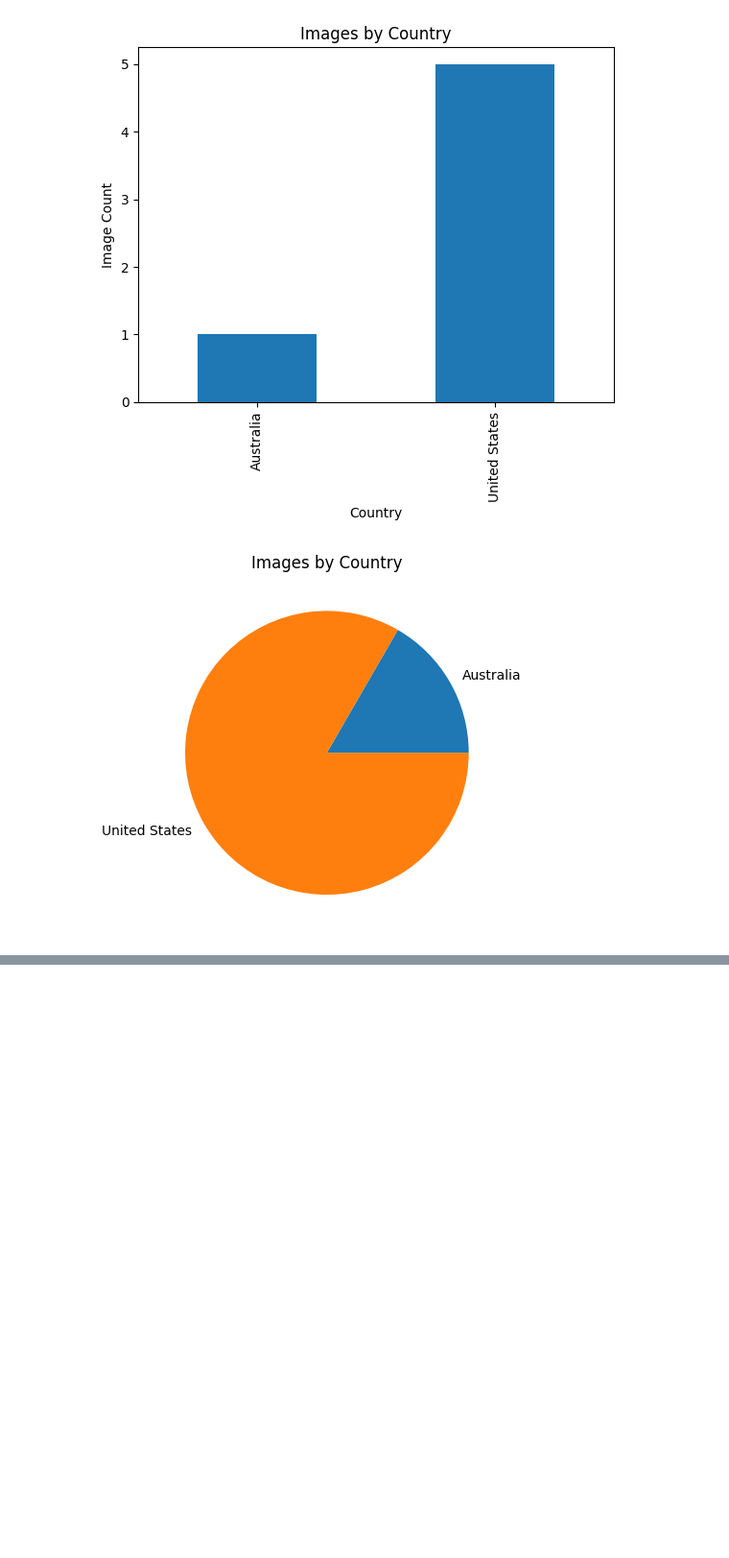
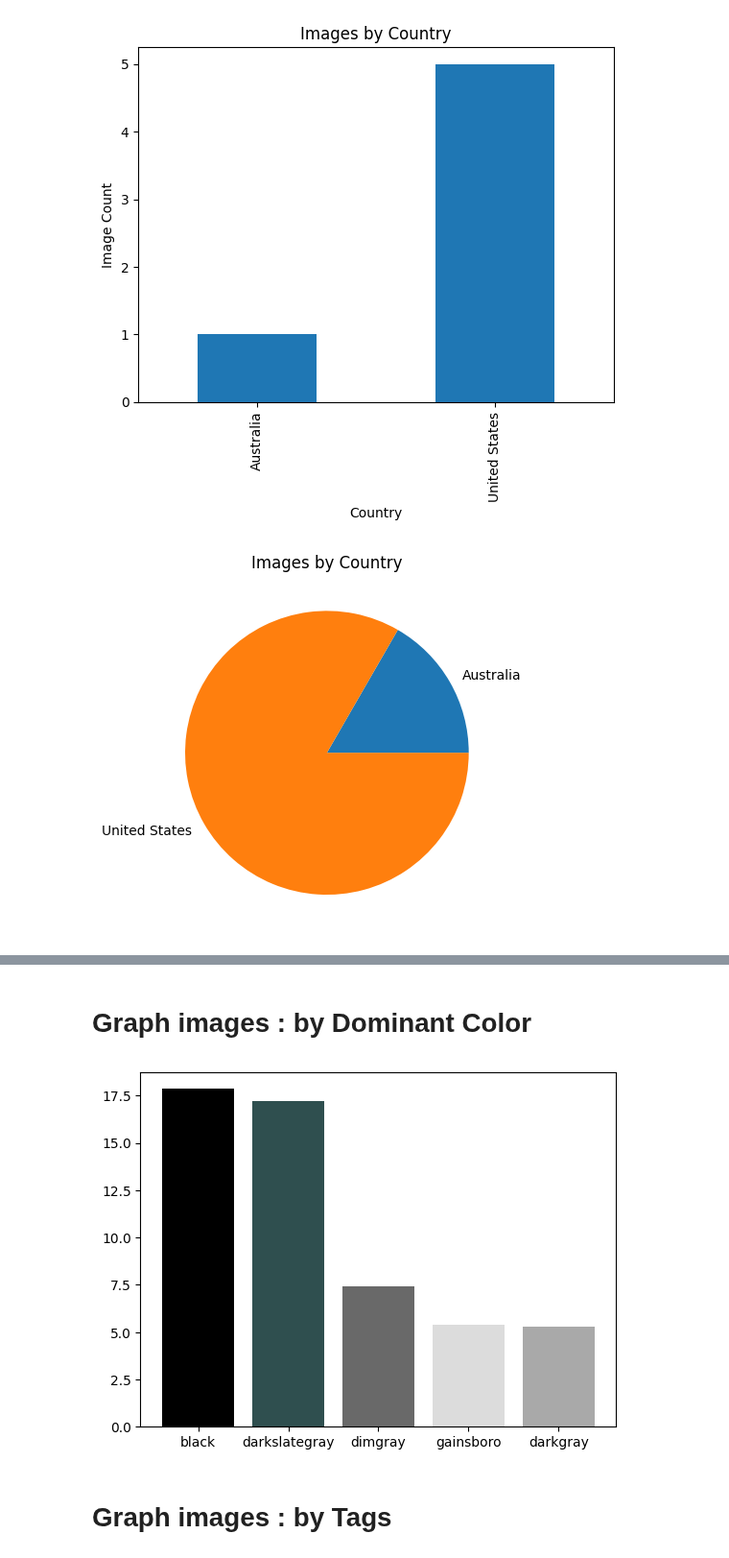
Before and after one commit to TeissierYannis/CPE-bigdata-TDM-project, a Jupyter notebook: data_viz/stats.ipynb, the cells around one changed output, grey strips where cells are left out. Shown at 96% size. Saved outputs shown, nothing was run; the diff lists cells and outputs as text; code cells hidden in the pictures; blank space fills up the shorter version.

Commit message:
add images graph by dominant color

```diff
--- a/data_viz/stats.ipynb
+++ b/data_viz/stats.ipynb
@@ -381,0 +396,67 @@ for idx, meta in enumerate(dict_metadata['GPSInfo']):
+# %% [markdown]
+# Graph images : by Dominant Color
+# %%
+GRAPH_COLUMNS = 5
+
+def closest_colour(requested_colour):
+    min_colours = {}
+    for key, name in webcolors.CSS3_HEX_TO_NAMES.items():
+        r_c, g_c, b_c = webcolors.hex_to_rgb(key)
+        rd = (r_c - requested_colour[0]) ** 2
+        gd = (g_c - requested_colour[1]) ** 2
+        bd = (b_c - requested_colour[2]) ** 2
+        min_colours[(rd + gd + bd)] = name
+    return min_colours[min(min_colours.keys())]
+
+def get_colour_name(requested_colour):
+    try:
+        closest_name = actual_name = webcolors.rgb_to_name(requested_colour)
+    except ValueError:
+        closest_name = closest_colour(requested_colour)
+        actual_name = None
+    return actual_name, closest_name
+
+dict_dom_color = {}
+for idx, dom_color in enumerate(dict_metadata['dominant_color']):
+    if dom_color is not None:
+        list_dom_color = eval(dom_color)
+        dict_dom_color.update({dict_metadata['file'][idx] : list_dom_color})
+
+color_counts = Counter()
+for image_colors in dict_dom_color.values():
+    for color, percentage in image_colors:
+        color_counts[color] += percentage
+
+# Map hexadecimal codes to color names
+color_names = {}
+for code in color_counts.keys():
+    try:
+        rgb = webcolors.hex_to_rgb(code)
+        actual, closest = get_colour_name(rgb)
+        color_names[code] = closest
+    except ValueError:
+        pass
+
+dict_res = {}
+for key, val in color_names.items():
+    if val in dict_res:
+        dict_res[val] += round(color_counts[key]/100, 5)
+    else:
+        dict_res[val] = round(color_counts[key]/100, 5)
+
+if sum(dict_res.values()) < 100:
+    dict_res['other'] = 100 - sum(dict_res.values())
+elif sum(dict_res.values()) == 100:
+    dict_res['other'] = 0
+else :
+    raise Exception('sum of dict_res.values() > 100')
+
+sorted_colors = sorted(dict_res.items(), key=lambda x: x[1], reverse=True)
+top_colors = dict(sorted_colors[:GRAPH_COLUMNS])
+
+plt.bar(top_colors.keys(), top_colors.values(), color=top_colors.keys())
+plt.show()
+# %% [output]
+[figure, added]
+# %% [markdown]
+# Graph images : by Tags
```
Also changed, not shown: parts of 3 cells of this notebook.
